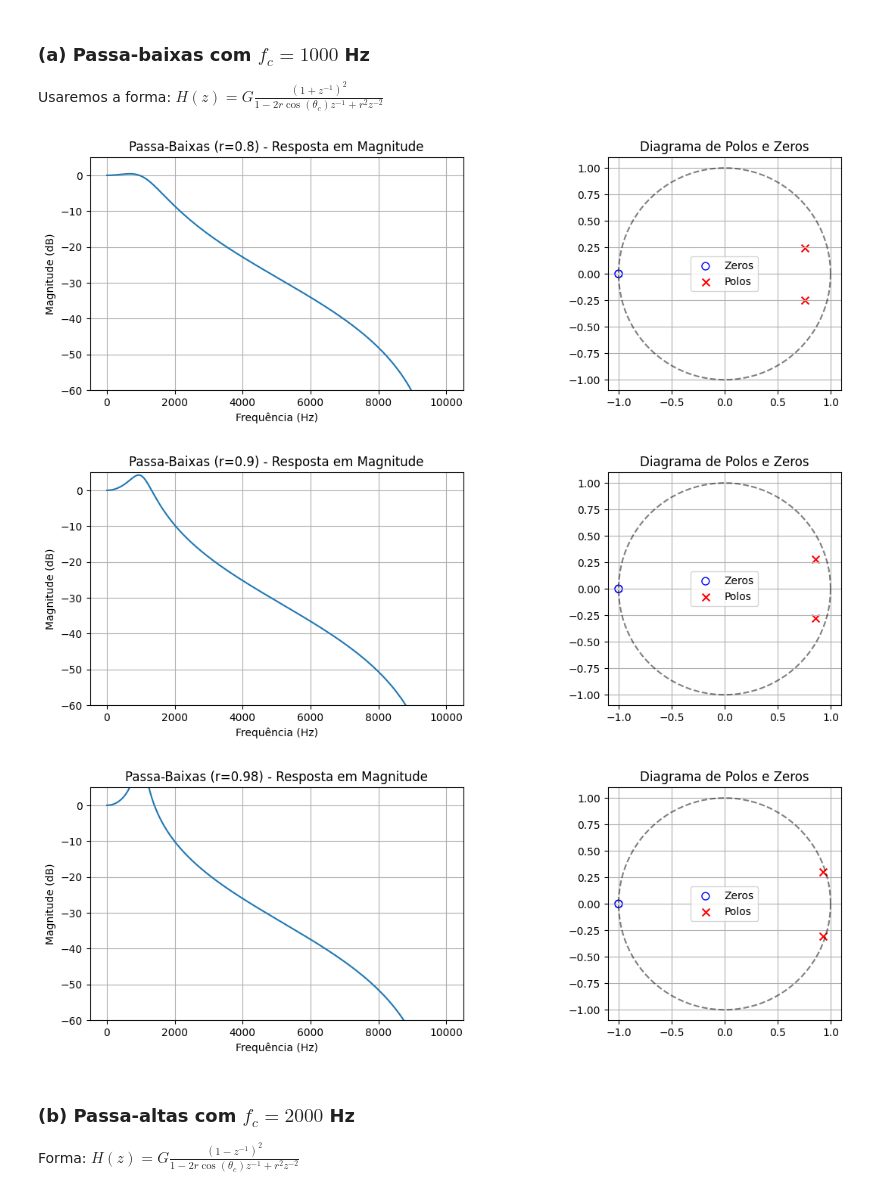
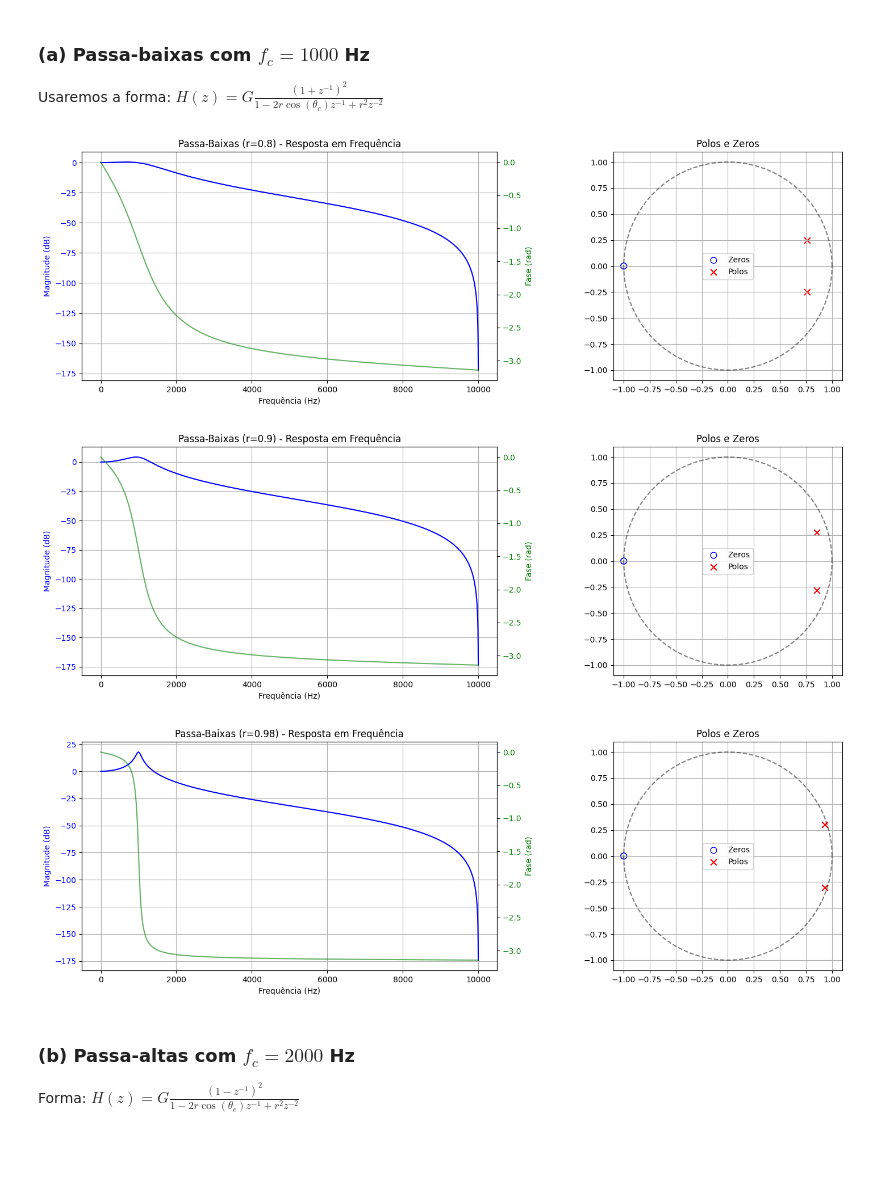
Before and after one commit to FabioFavre/Pratica-6-PROCSIN, a Jupyter notebook: Questão1.ipynb, the cells around one changed output. Cells and saved outputs as stored; diff of their text form; code cells hidden in the pictures; blank space fills up the shorter version.

```diff
--- a/Questão1.ipynb
+++ b/Questão1.ipynb
@@ -15,25 +15,33 @@ def analyze_filter(b, a, title, r):
     freq = w * fs / (2 * np.pi)
     z, p, k = signal.tf2zpk(b, a)
 
-    fig, (ax1, ax2) = plt.subplots(1, 2, figsize=(14, 4))
+    fig, (ax1, ax2) = plt.subplots(1, 2, figsize=(16, 5))
 
-    # Resposta em Frequência
-    ax1.plot(freq, 20 * np.log10(np.abs(h) + 1e-9))
-    ax1.set_title(f'{title} (r={r}) - Resposta em Magnitude')
+    # Resposta em Frequência (Magnitude e Fase Integradas)
+    ax1.plot(freq, 20 * np.log10(np.abs(h) + 1e-9), color='b', label='Magnitude (dB)')
     ax1.set_xlabel('Frequência (Hz)')
-    ax1.set_ylabel('Magnitude (dB)')
+    ax1.set_ylabel('Magnitude (dB)', color='b')
+    ax1.tick_params(axis='y', labelcolor='b')
     ax1.grid(True)
-    ax1.set_ylim([-60, 5])
 
-    # Polos e Zeros
+    ax1b = ax1.twinx()
+    ax1b.plot(freq, np.angle(h), color='g', alpha=0.5, label='Fase (rad)')
+    ax1b.set_ylabel('Fase (rad)', color='g')
+    ax1b.tick_params(axis='y', labelcolor='g')
+
+    ax1.set_title(f'{title} (r={r}) - Resposta em Frequência')
+
+    # Diagrama de Polos e Zeros
     t = np.linspace(0, 2*np.pi, 100)
     ax2.plot(np.cos(t), np.sin(t), 'k--', alpha=0.5)
-    ax2.scatter(np.real(z), np.imag(z), s=50, marker='o', edgecolors='b', facecolors='none', label='Zeros')
-    ax2.scatter(np.real(p), np.imag(p), s=50, marker='x', color='r', label='Polos')
+    ax2.scatter(np.real(z), np.imag(z), s=60, marker='o', edgecolors='b', facecolors='none', label='Zeros')
+    ax2.scatter(np.real(p), np.imag(p), s=60, marker='x', color='r', label='Polos')
     ax2.set_title('Diagrama de Polos e Zeros')
     ax2.set_aspect('equal')
     ax2.grid(True)
     ax2.legend()
+
+    plt.tight_layout()
     plt.show()
 # %% [markdown]
 ### (a) Passa-baixas com $f_c = 1000$ Hz
@@ -41,19 +49,17 @@ Usaremos a forma: $H(z) = G \frac{(1+z^{-1})^2}{1 - 2r\cos(\theta_c)z^{-1} + r^2
 # %%
 fc = 1000
 theta_c = 2 * np.pi * fc / fs
 rs = [0.8, 0.9, 0.98]
-
 for r in rs:
-    a = [1, -2 * r * np.cos(theta_c), r**2]
-    # Ganho para 0dB em DC (z=1)
+    a_lp = [1, -2 * r * np.cos(theta_c), r**2]
     b_unit = [1, 2, 1]
-    gain = np.sum(a) / np.sum(b_unit)
-    b = [x * gain for x in b_unit]
-    analyze_filter(b, a, 'Passa-Baixas', r)
+    gain = np.sum(a_lp) / np.sum(b_unit)
+    b_lp = [x * gain for x in b_unit]
+    analyze_filter(b_lp, a_lp, 'Passa-Baixas', r)
 # %% [output]
-[figure, old version]
+[figure, new version]
-[figure, old version]
+[figure, new version]
-[figure, old version]
+[figure, new version]
 # %% [markdown]
 ### (b) Passa-altas com $f_c = 2000$ Hz
 Forma: $H(z) = G \frac{(1-z^{-1})^2}{1 - 2r\cos(\theta_c)z^{-1} + r^2z^{-2}}$
```
Also changed, not shown: parts of 3 cells of this notebook.
